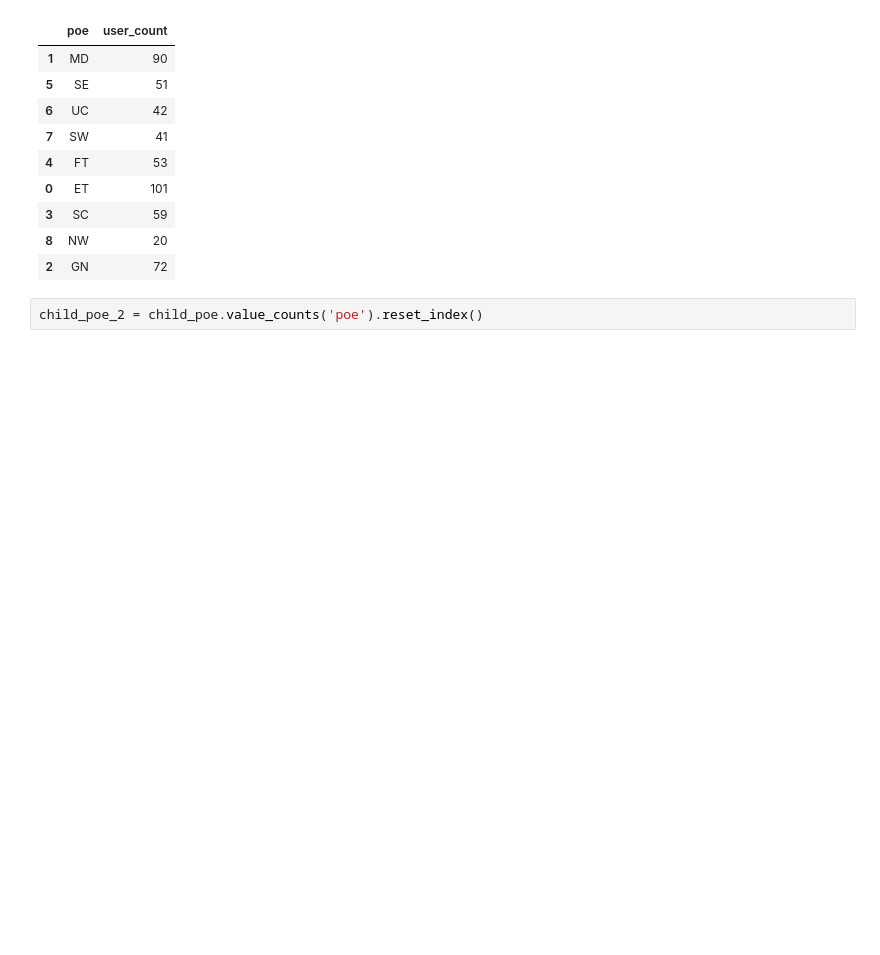
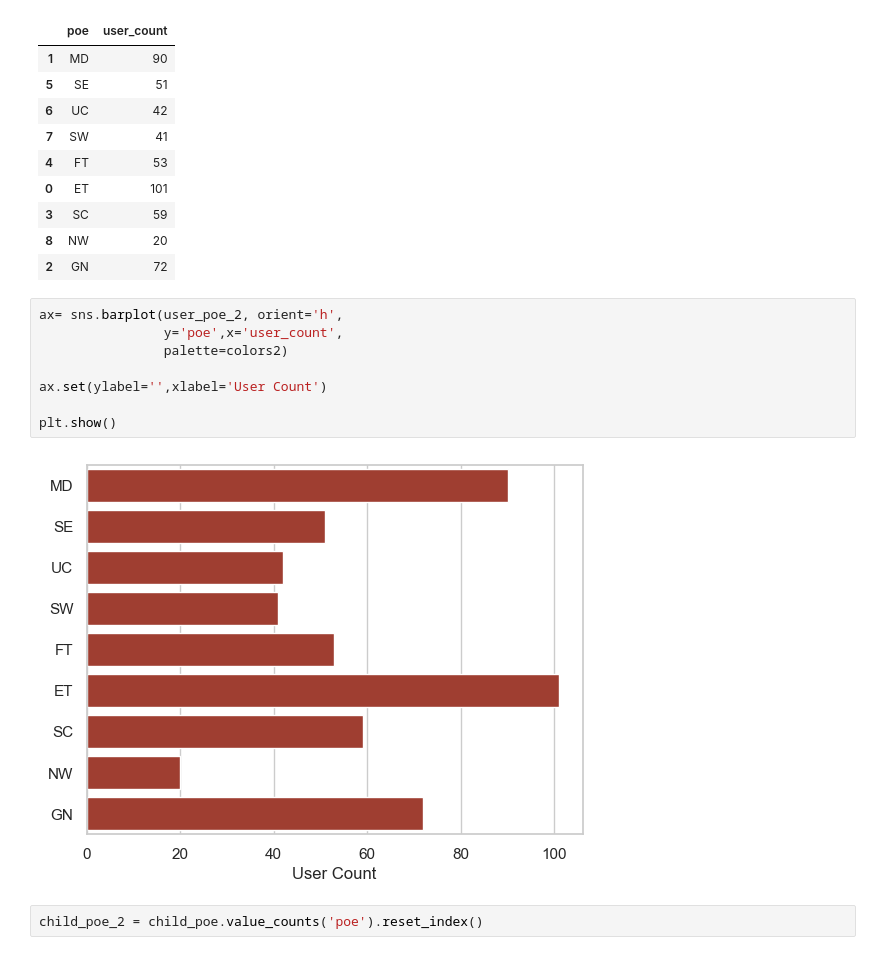
Before and after one commit to NSS-Data-Analytics-Cohort-8/teis_da8_1-dadboddenims, a Jupyter notebook: notebooks/partner_project_2_questions.ipynb, the cells around one changed output. Drawn from its saved outputs; the diff is of its cells as text; blank space fills up the shorter version.

```diff
--- a/notebooks/partner_project_2_questions.ipynb
+++ b/notebooks/partner_project_2_questions.ipynb
@@ -422,6 +425,16 @@ user_poe_2
 | 3 | SC | 59 |
 | 8 | NW | 20 |
 | 2 | GN | 72 |
+# %%
+ax= sns.barplot(user_poe_2, orient='h',
+                y='poe',x='user_count',
+                palette=colors2)
+
+ax.set(ylabel='',xlabel='User Count')
+
+plt.show()
+# %% [output]
+[figure, added]
 # %%
 child_poe_2 = child_poe.value_counts('poe').reset_index()
 # %%
```
Also changed, not shown: parts of 22 cells of this notebook.
